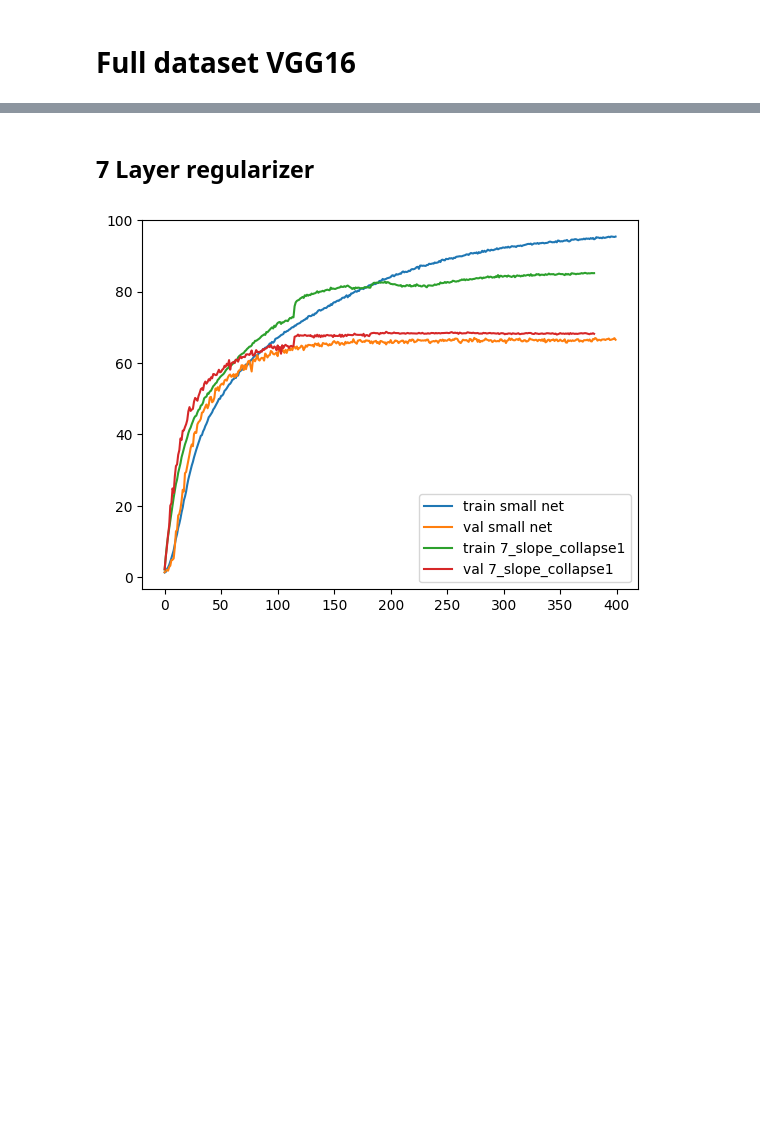
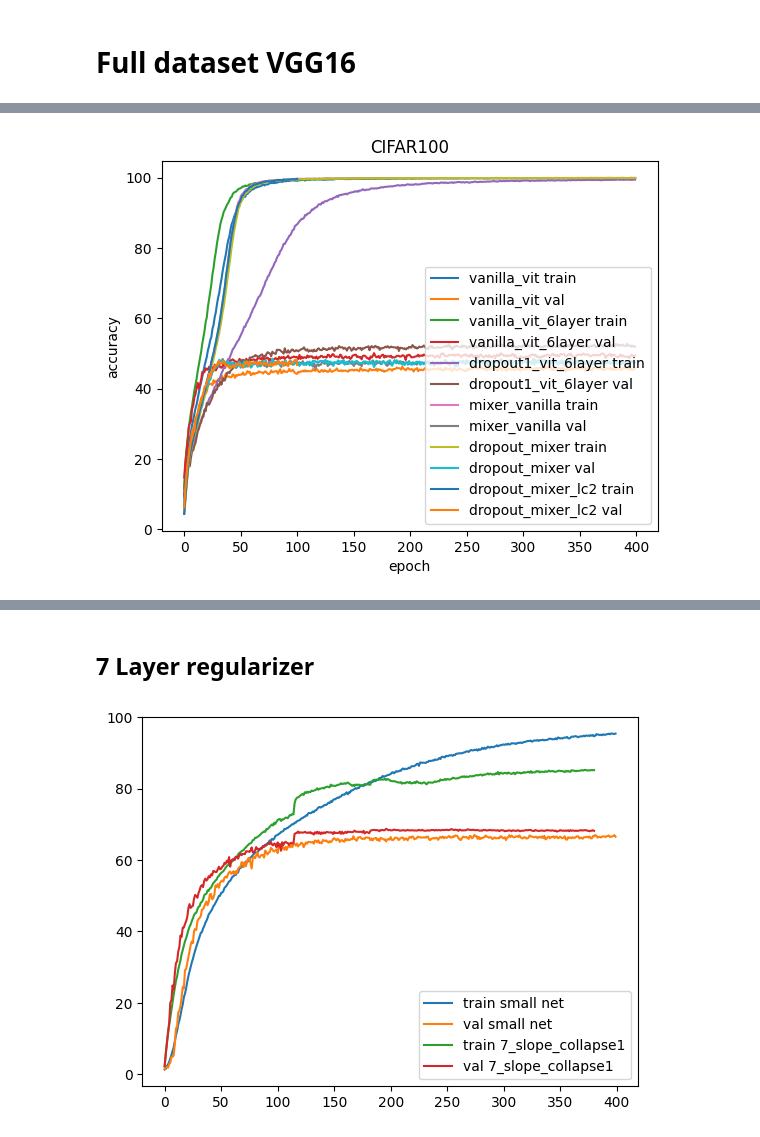
Before and after one commit to soheilzi/LayerCollapse, a Jupyter notebook: regularization_tests/plot_cifar100.ipynb, the cells around one changed output, grey strips where cells are left out. Drawn from its saved outputs; the diff is of its cells as text; code cells hidden in the pictures; blank space fills up the shorter version.

Commit message:
updated experiments and collapsible MLP created to test the mixer and vit with the timm library

```diff
--- a/regularization_tests/plot_cifar100.ipynb
+++ b/regularization_tests/plot_cifar100.ipynb
@@ -6,0 +9,79 @@ import numpy as np
+# %%
+# vanilla_vit
+with open('./data_cifar100/vanilla_vit.pkl', 'rb') as f:
+    data = pickle.load(f)
+train_acc1 = np.array(data['train_accs']) * 100
+val_acc1 = np.array(data['val_accs'])
+
+# vanilla_vit_6layer
+with open('./data_cifar100/vanilla_vit_6layer.pkl', 'rb') as f:
+    data = pickle.load(f)
+train_acc2 = np.array(data['train_accs']) * 100
+val_acc2 = np.array(data['val_accs'])
+
+# # droupout5 _vit_6layer
+# with open('./data_cifar100/dropout5_vit_6layer.pkl', 'rb') as f:
+#     data = pickle.load(f)
+# train_acc3 = np.array(data['train_accs']) * 100
+# val_acc3 = np.array(data['val_accs'])
+
+# dropout1_vit_6layer
+with open('./data_cifar100/dropout1_vit_6layer.pkl', 'rb') as f:
+    data = pickle.load(f)
+train_acc4 = np.array(data['train_accs']) * 100
+val_acc4 = np.array(data['val_accs'])
+
+# mixer_vanilla
+with open('./data_cifar100/mixer_vanilla.pkl', 'rb') as f:
+    data = pickle.load(f)
+train_acc5 = np.array(data['train_accs']) * 100
+val_acc5 = np.array(data['val_accs'])
+
+# dropout_mixer
+with open('./data_cifar100/dropout_mixer.pkl', 'rb') as f:
+    data = pickle.load(f)
+train_acc6 = np.array(data['train_accs']) * 100
+val_acc6 = np.array(data['val_accs'])
+
+# dropout_mixer_lc2
+with open('./data_cifar100/dropout_mixer_lc2.pkl', 'rb') as f:
+    data = pickle.load(f)
+train_acc7 = np.array(data['train_accs']) * 100
+val_acc7 = np.array(data['val_accs'])
+
+plt.plot(train_acc1, label='vanilla_vit train')
+plt.plot(val_acc1, label='vanilla_vit val')
+
+plt.plot(train_acc2, label='vanilla_vit_6layer train')
+plt.plot(val_acc2, label='vanilla_vit_6layer val')
+
+# plt.plot(train_acc3, label='dropout5_vit_6layer train')
+# plt.plot(val_acc3, label='dropout5_vit_6layer val')
+
+plt.plot(train_acc4, label='dropout1_vit_6layer train')
+plt.plot(val_acc4, label='dropout1_vit_6layer val')
+
+plt.plot(train_acc5, label='mixer_vanilla train')
+plt.plot(val_acc5, label='mixer_vanilla val')
+
+plt.plot(train_acc6, label='dropout_mixer train')
+plt.plot(val_acc6, label='dropout_mixer val')
+
+plt.plot(train_acc7, label='dropout_mixer_lc2 train')
+plt.plot(val_acc7, label='dropout_mixer_lc2 val')
+
+
+plt.legend()
+plt.xlabel('epoch')
+plt.ylabel('accuracy')
+plt.title('CIFAR100')
+plt.show()
+
+print('vanilla_vit train acc: ', np.max(train_acc1), ' val acc: ', np.max(val_acc1))
+print('vanilla_vit_6layer train acc: ', np.max(train_acc2), ' val acc: ', np.max(val_acc2))
+# print('dropout5_vit_6layer train acc: ', np.max(train_acc3), ' val acc: ', np.max(val_acc3))
+print('dropout1_vit_6layer train acc: ', np.max(train_acc4), ' val acc: ', np.max(val_acc4))
+print('mixer_vanilla train acc: ', np.max(train_acc5), ' val acc: ', np.max(val_acc5))
+print('dropout_mixer train acc: ', np.max(train_acc6), ' val acc: ', np.max(val_acc6))
+# %% [output]
+[figure, added]
```
Also changed, not shown: parts of 3 cells of this notebook, 9 other files.
